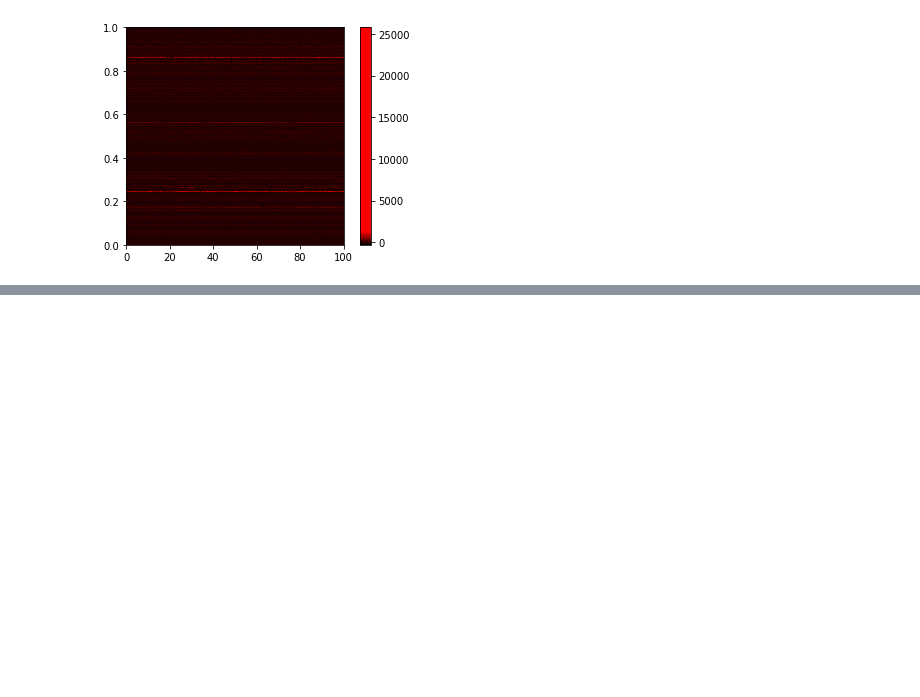
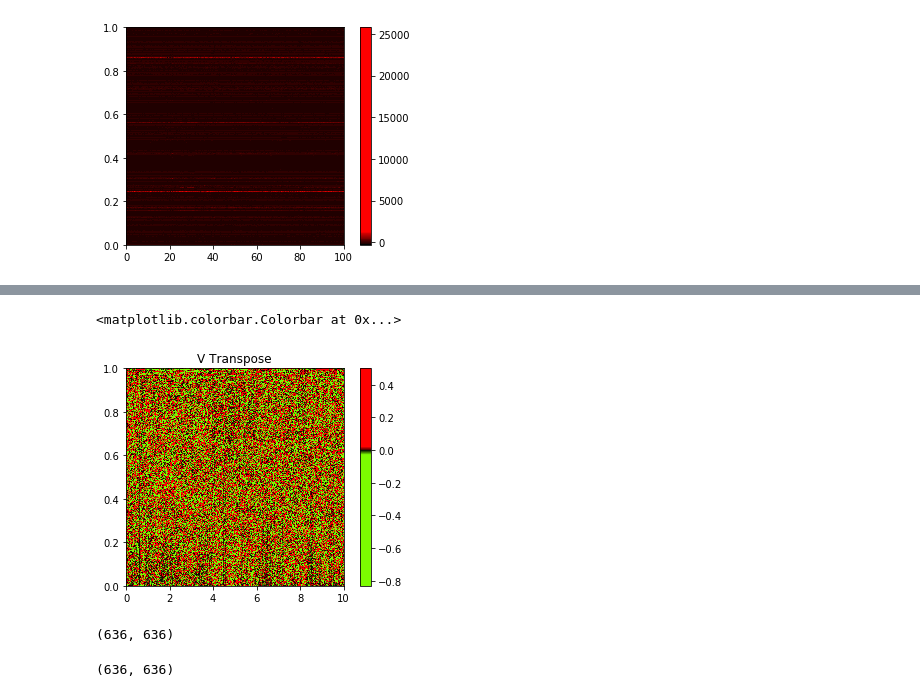
Before and after one commit to miholjcicmarko/DataScienceBME6900Project, a Jupyter notebook: alan brain atlas data/reading mouse VC data.ipynb, the cells around one changed output, grey strips where cells are left out. Drawn from its saved outputs; the diff is of its cells as text; code cells hidden in the pictures; blank space fills up the shorter version.

```diff
--- a/alan brain atlas data/reading mouse VC data.ipynb
+++ b/alan brain atlas data/reading mouse VC data.ipynb
@@ -449,0 +578,36 @@ print(avg.mean())
+# %%
+U, s, VT = svd(excitatory_gene_rpkm_matrix_layer)
+
+U = U[:, :rank]
+
+sigma = diag(s)
+
+sigma = sigma[:rank, :rank]
+VT = VT[:rank, :]
+# %%
+gBR2 = ('Lawngreen', 'Lawngreen', 'Lawngreen', 'Lawngreen', 'Lawngreen',
+       'Lawngreen','Lawngreen','Lawngreen','Lawngreen','Lawngreen','Lawngreen',
+       'Lawngreen','Lawngreen','Lawngreen','Lawngreen','Lawngreen',
+       'Lawngreen','Lawngreen','Lawngreen','Lawngreen','Lawngreen','Lawngreen',
+        'Lawngreen','Lawngreen','Lawngreen','Lawngreen','Lawngreen','Lawngreen',
+        'Lawngreen','Lawngreen','Lawngreen','Lawngreen','Lawngreen','Lawngreen',
+        'Lawngreen',
+       'Black', 'Red', 'Red', 'Red', 'Red', 'Red', 'Red', 'Red', 'Red', 'Red',
+      'Red', 'Red', 'Red', 'Red','Red', 'Red', 'Red', 'Red', 'Red', 'Red', 'Red','Red')
+gBRmap2 = LinearSegmentedColormap.from_list("mycmap", gBR2)
+# %%
+img = plt.imshow(VT, cmap=gBRmap2, extent=[0,10,0,1], aspect=10)
+
+plt.title('V Transpose')
+plt.colorbar(img, cmap=gBRmap2)
+# %% [output]
+<matplotlib.colorbar.Colorbar at 0x...>
+[figure, added]
+# %%
+VT.shape
+# %% [output]
+(636, 636)
+# %%
+sigma.shape
+# %% [output]
+(636, 636)
```
Also changed, not shown: parts of 50 cells of this notebook.
